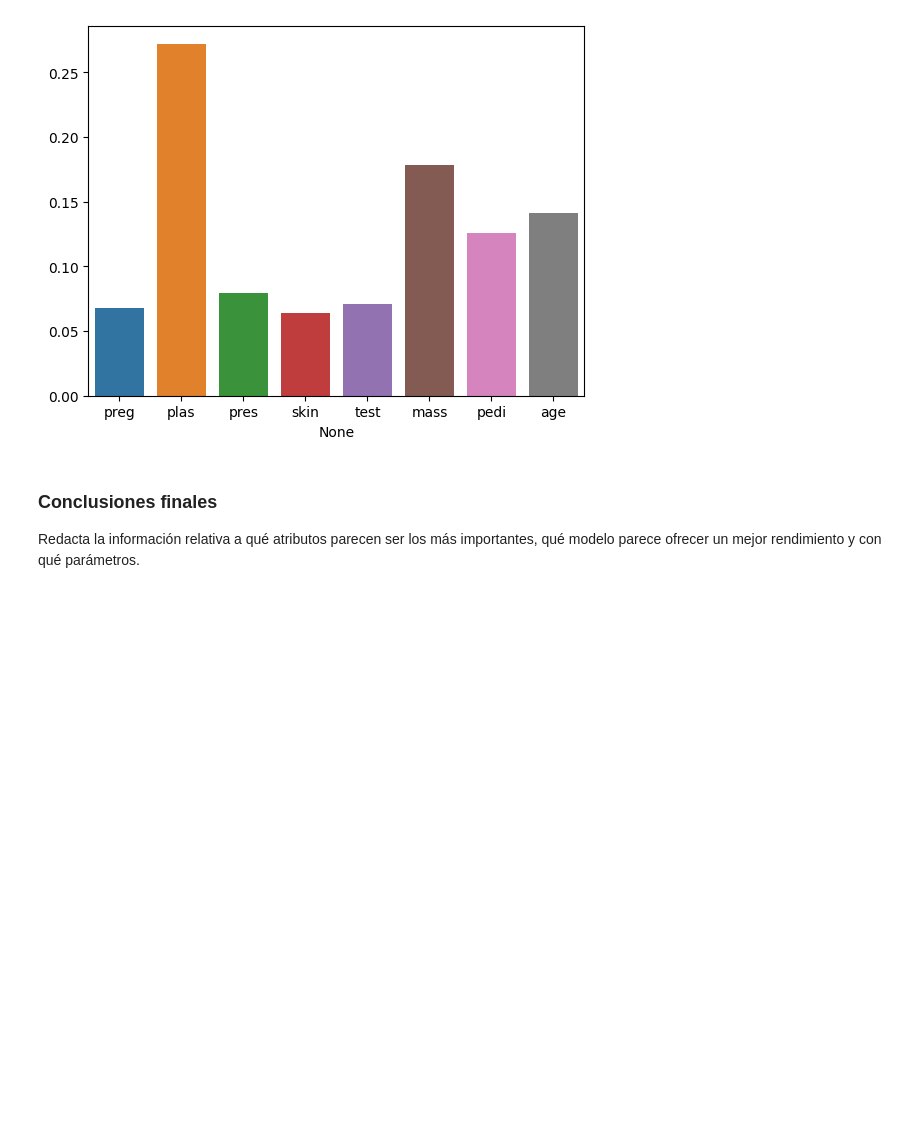
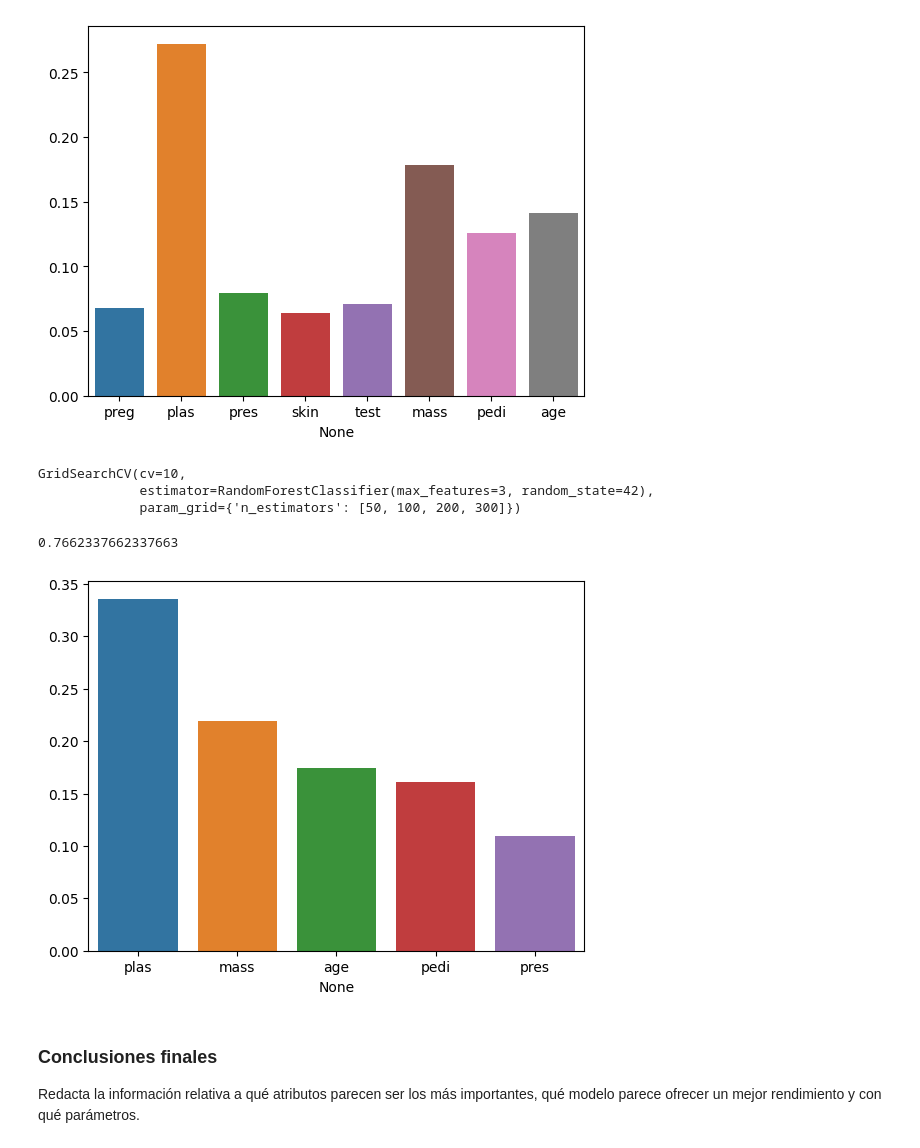
Before and after one commit to IraitzTB/TheBridge_DSPT_ML, a Jupyter notebook: Supervisado/Clasificación/Agrupaciones de modelos/ejercicios/Ejercicio.ipynb, the cells around one changed output. Saved outputs shown, nothing was run; the diff lists cells and outputs as text; code cells hidden in the pictures; blank space fills up the shorter version.

Commit message:
Feature importance

```diff
--- a/Supervisado/Clasificación/Agrupaciones de modelos/ejercicios/Ejercicio.ipynb
+++ b/Supervisado/Clasificación/Agrupaciones de modelos/ejercicios/Ejercicio.ipynb
@@ -243,6 +243,31 @@ import seaborn as sns
 sns.barplot(x=X.columns, y=rf_grid.best_estimator_.feature_importances_, hue=X.columns);
 # %% [output]
 [figure]
+# %%
+seed = 42
+
+X = data[["plas", "mass", "age", "pedi", "pres"]]
+y = data["class"]
+
+X_train, X_test, y_train, y_test = train_test_split(X, y, test_size=0.2, random_state=seed)
+
+# Variad entre varios parámetros
+param_grid = {'n_estimators': [50, 100, 200, 300]}
+
+rf_grid = GridSearchCV(rfclass, param_grid, cv=10)
+rf_grid.fit(X_train, y_train)
+# %% [output]
+GridSearchCV(cv=10,
+             estimator=RandomForestClassifier(max_features=3, random_state=42),
+             param_grid={'n_estimators': [50, 100, 200, 300]})
+# %%
+rf_grid.best_estimator_.score(X_test, y_test)
+# %% [output]
+0.7662337662337663
+# %%
+sns.barplot(x=X.columns, y=rf_grid.best_estimator_.feature_importances_, hue=X.columns);
+# %% [output]
+[figure, added]
 # %% [markdown]
 ### Conclusiones finales
 
```
